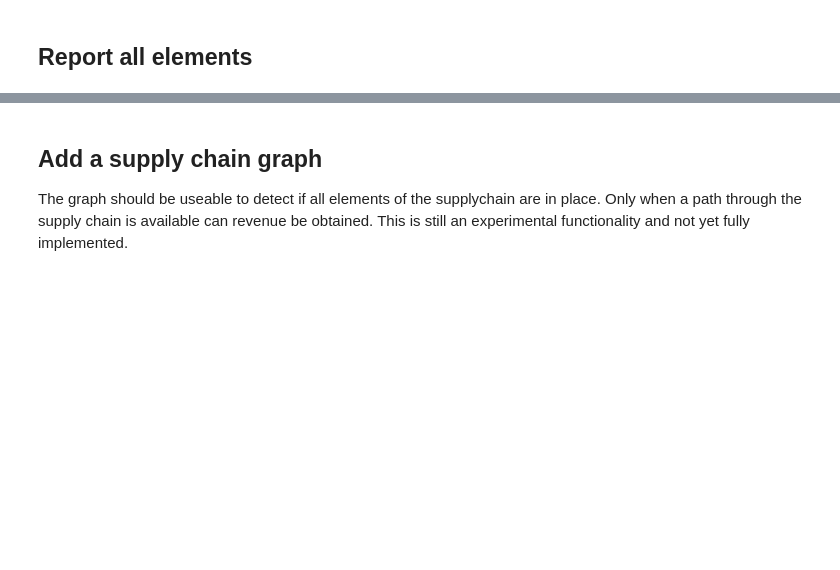
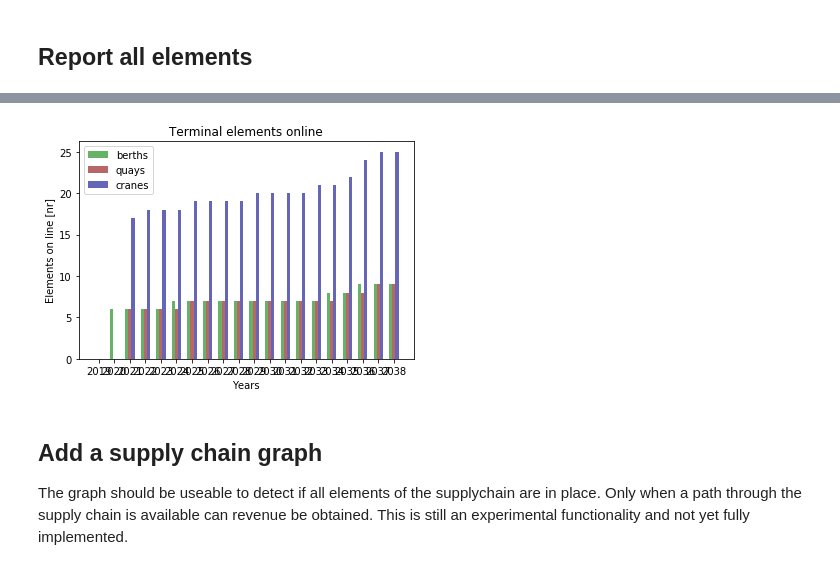
Before and after one commit to TUDelft-CITG/OpenTISim, a Jupyter notebook: notebooks/Example 01 - Basic example of terminal development.ipynb, the cells around one changed output, grey strips where cells are left out. Cells and saved outputs as stored; diff of their text form; code cells hidden in the pictures; blank space fills up the shorter version.

```diff
--- a/notebooks/Example 01 - Basic example of terminal development.ipynb
+++ b/notebooks/Example 01 - Basic example of terminal development.ipynb
@@ -94,3 +94,7 @@ Maize
+# %%
+Terminal.terminal_elements_plot()
+# %% [output]
+[figure, added]
 # %% [markdown]
 ## Add a supply chain graph
 The graph should be useable to detect if all elements of the supplychain are in place.
```
Also changed, not shown: parts of 3 cells of this notebook, 1 other file.
